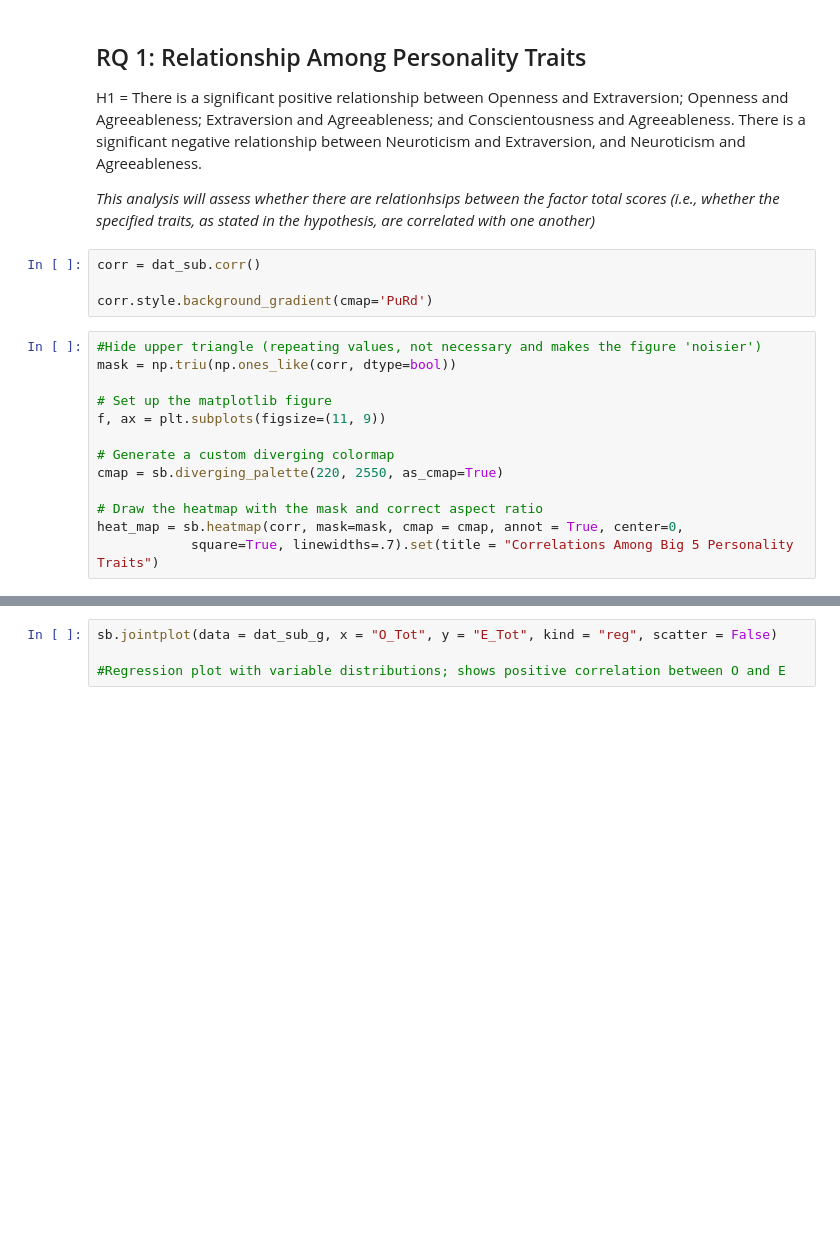
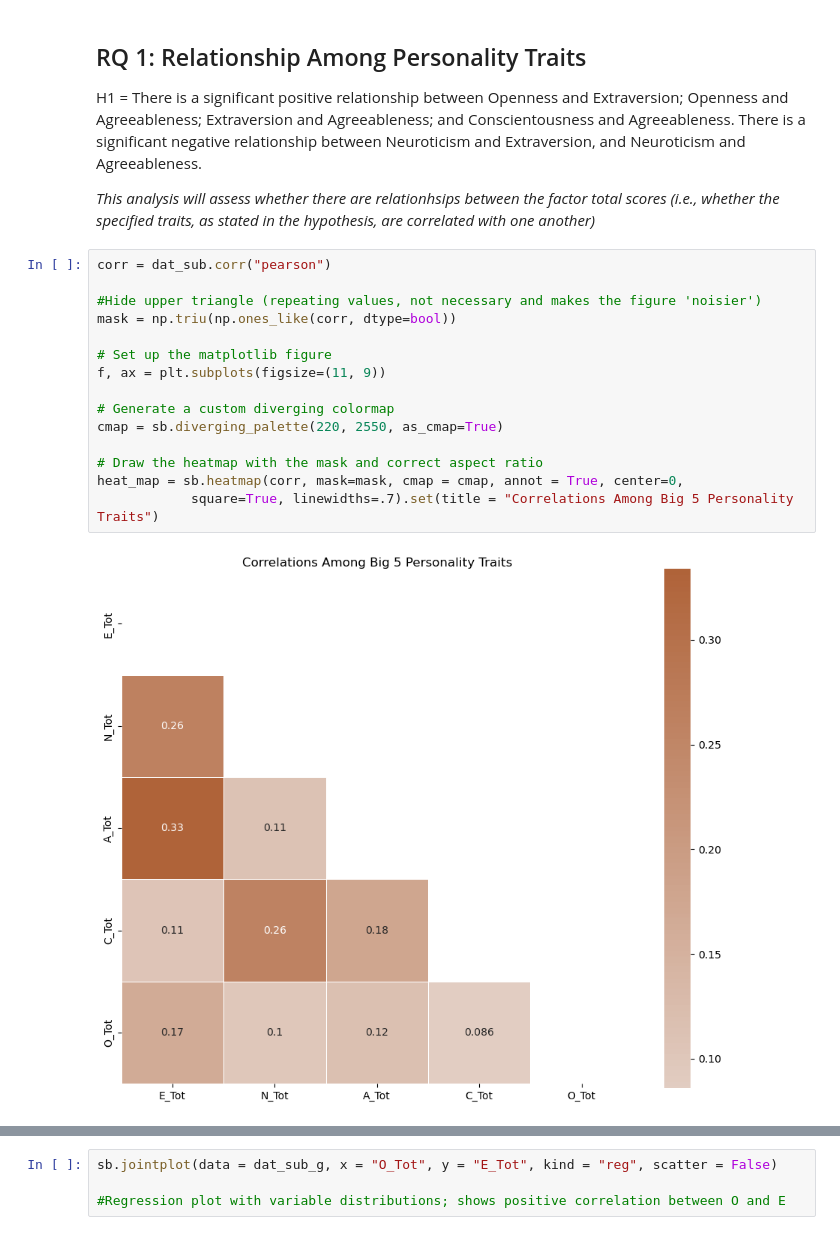
Before and after one commit to ubco-W2022T1-cosc301/project-group23, a Jupyter notebook: notebooks/analysis2.ipynb, the cells around one changed output, grey strips where cells are left out. Cells and saved outputs as stored; diff of their text form; blank space fills up the shorter version.

```diff
--- a/notebooks/analysis2.ipynb
+++ b/notebooks/analysis2.ipynb
@@ -639,20 +436,20 @@ The data is loaded, cleaned, processed, and subsets have been created. Now I am
 H1 = There is a significant positive relationship between Openness and Extraversion; Openness and Agreeableness; Extraversion and Agreeableness; and Conscientousness and Agreeableness. There is a significant negative relationship between Neuroticism and Extraversion, and Neuroticism and Agreeableness.
 
 *This analysis will assess whether there are relationhsips between the factor total scores (i.e., whether the specified traits, as stated in the hypothesis, are correlated with one another)*
-# %%
-corr = dat_sub.corr()
-
-corr.style.background_gradient(cmap='PuRd')
 # %%
+corr = dat_sub.corr("pearson")
+
 #Hide upper triangle (repeating values, not necessary and makes the figure 'noisier')
 mask = np.triu(np.ones_like(corr, dtype=bool))
 
 # Set up the matplotlib figure
 f, ax = plt.subplots(figsize=(11, 9))
 
 # Generate a custom diverging colormap
 cmap = sb.diverging_palette(220, 2550, as_cmap=True)
 
 # Draw the heatmap with the mask and correct aspect ratio
 heat_map = sb.heatmap(corr, mask=mask, cmap = cmap, annot = True, center=0,
             square=True, linewidths=.7).set(title = "Correlations Among Big 5 Personality Traits")
+# %% [output]
+[figure, added]
```
Also changed, not shown: parts of 32 cells of this notebook, 3 other files.
